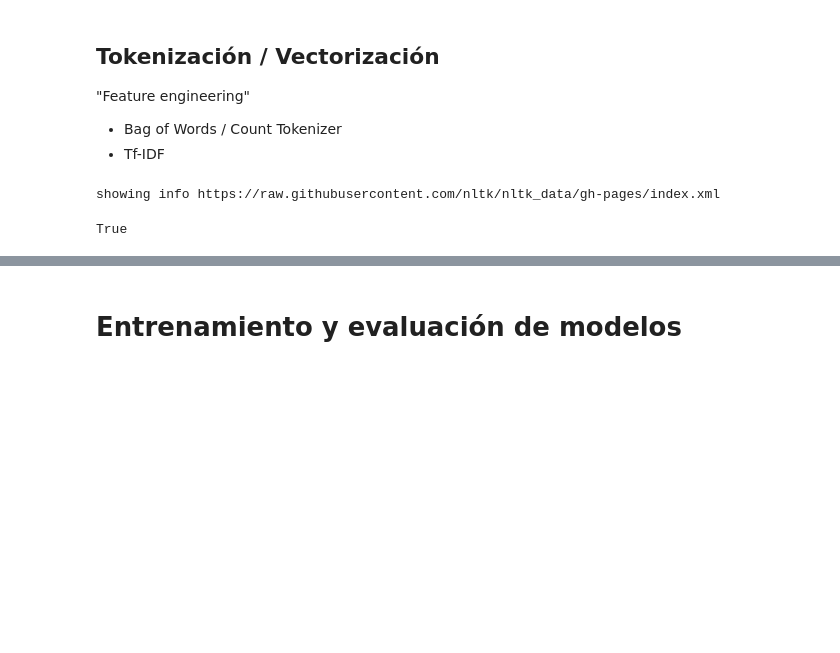
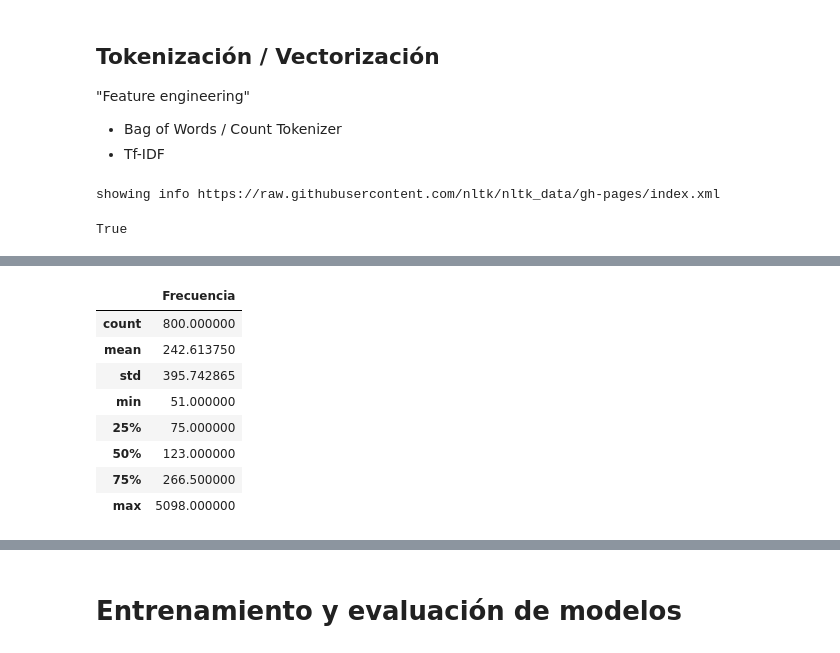
Before and after one commit to bi-202410/proyecto-1, a Jupyter notebook: text-analysis.ipynb, the cells around one changed output, grey strips where cells are left out. Cells and saved outputs as stored; diff of their text form; code cells hidden in the pictures; blank space fills up the shorter version.

```diff
--- a/text-analysis.ipynb
+++ b/text-analysis.ipynb
@@ -171,0 +207,13 @@ df_bow_sklearn
+# %%
+df_palabras_altafrec = df_frecuencias[df_frecuencias['Frecuencia'] > 50]
+df_palabras_altafrec.describe()
+# %% [output]
+|  | Frecuencia |
+| count | 800.000000 |
+| mean | 242.613750 |
+| std | 395.742865 |
+| min | 51.000000 |
+| 25% | 75.000000 |
+| 50% | 123.000000 |
+| 75% | 266.500000 |
+| max | 5098.000000 |
```
Also changed, not shown: parts of 20 cells of this notebook.
